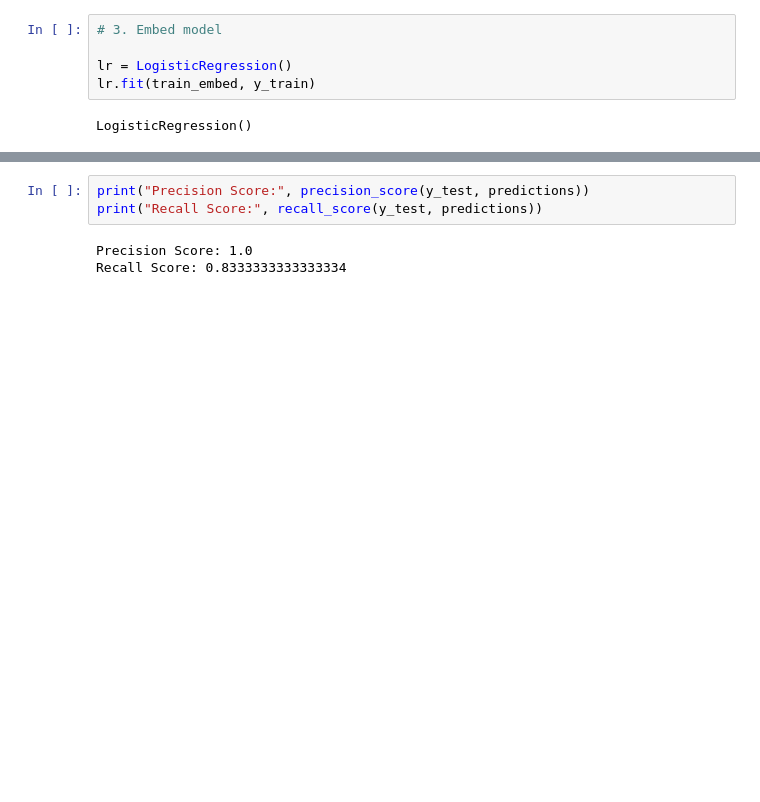
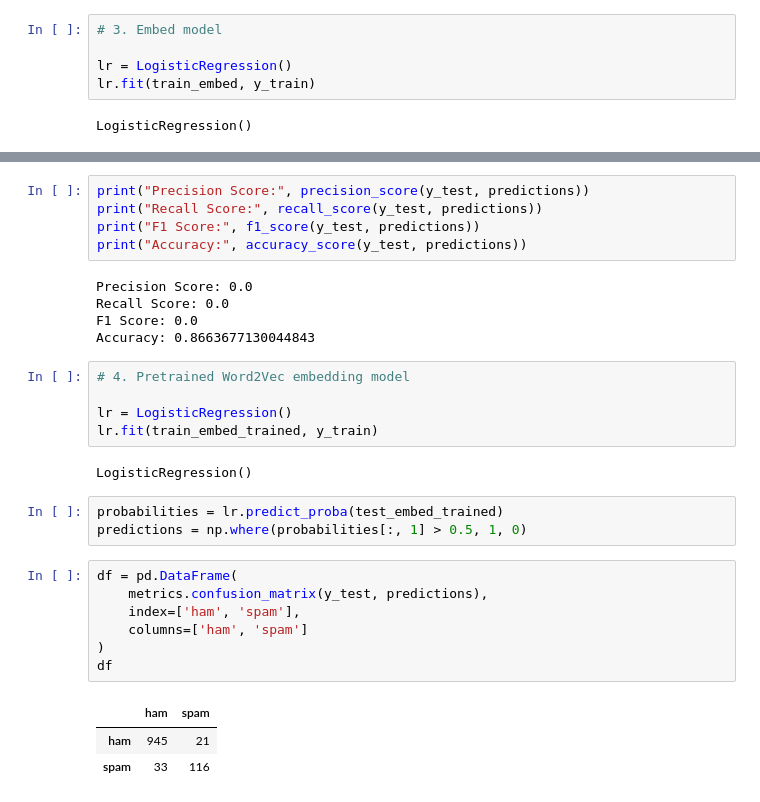
Before and after one commit to imtiyajali11/NLP, a Jupyter notebook: Email_Spam_Detection.ipynb, the cells around one changed output, grey strips where cells are left out. Saved outputs shown, nothing was run; the diff lists cells and outputs as text; blank space fills up the shorter version.

```diff
--- a/Email_Spam_Detection.ipynb
+++ b/Email_Spam_Detection.ipynb
@@ -361,6 +378,31 @@ df
 # %%
 print("Precision Score:", precision_score(y_test, predictions))
 print("Recall Score:", recall_score(y_test, predictions))
+print("F1 Score:", f1_score(y_test, predictions))
+print("Accuracy:", accuracy_score(y_test, predictions))
 # %% [output]
-Precision Score: 1.0
-Recall Score: 0.8333333333333334
+Precision Score: 0.0
+Recall Score: 0.0
+F1 Score: 0.0
+Accuracy: 0.8663677130044843
+# %%
+# 4. Pretrained Word2Vec embedding model
+
+lr = LogisticRegression()
+lr.fit(train_embed_trained, y_train)
+# %% [output]
+LogisticRegression()
+# %%
+probabilities = lr.predict_proba(test_embed_trained)
+predictions = np.where(probabilities[:, 1] > 0.5, 1, 0)
+# %%
+df = pd.DataFrame(
+    metrics.confusion_matrix(y_test, predictions),
+    index=['ham', 'spam'],
+    columns=['ham', 'spam']
+)
+df
+# %% [output]
+|  | ham | spam |
+| ham | 945 | 21 |
+| spam | 33 | 116 |
```
Also changed, not shown: parts of 18 cells of this notebook.
